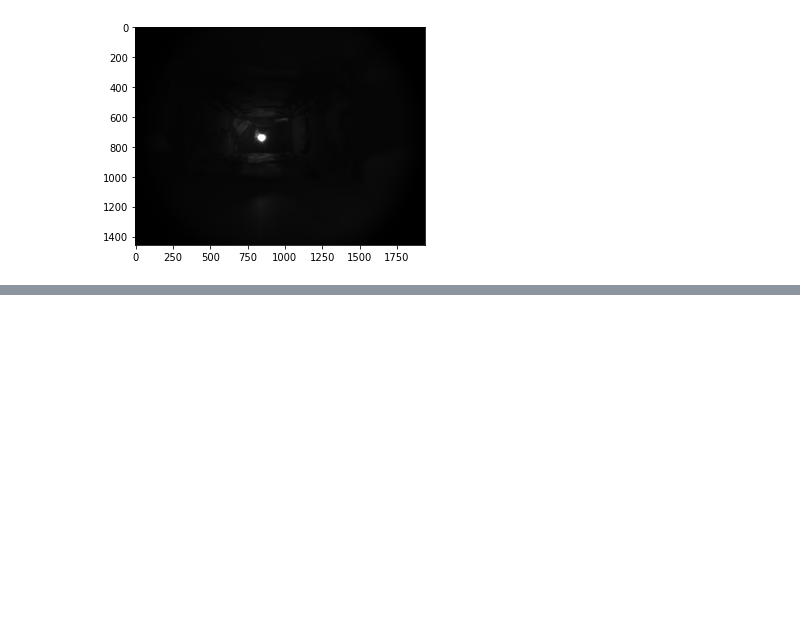
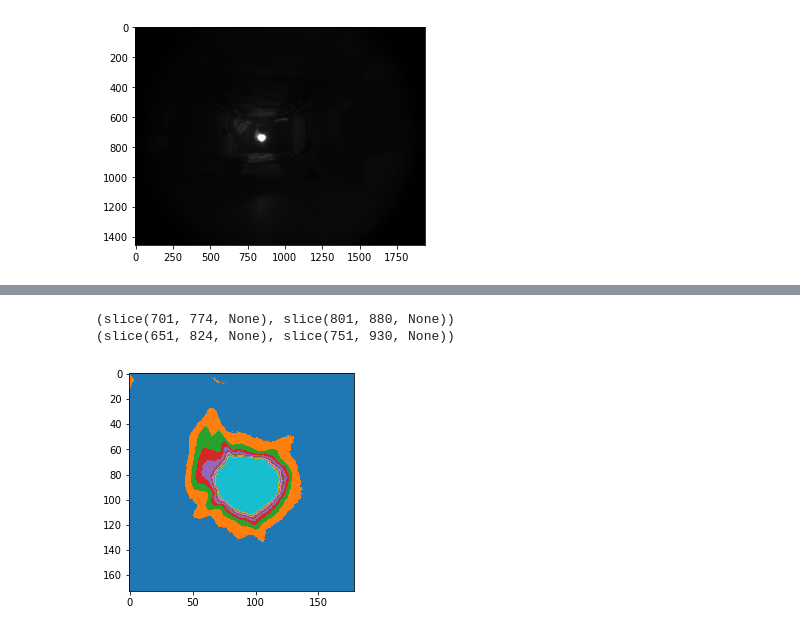
Before and after one commit to claryguru/BA_epics_camera, a Jupyter notebook: Jupiter/Datenanalyse.ipynb, the cells around one changed output, grey strips where cells are left out. Cells and saved outputs as stored; diff of their text form; code cells hidden in the pictures; blank space fills up the shorter version.

```diff
--- a/Jupiter/Datenanalyse.ipynb
+++ b/Jupiter/Datenanalyse.ipynb
@@ -358,0 +354,18 @@ Index: 5
+# %%
+####Fit-Gauß Analyse für diesen Bereich
+
+#slice grIm nicely so wie durch labeln berechnet
+our_part = im_parts[1]
+print(our_part)
+new_slice = (slice(our_part[0].start - 50, our_part[0].stop + 50, None),
+             slice(our_part[1].start - 50, our_part[1].stop + 50, None))
+print(new_slice)
+
+plt.imshow(grIm[new_slice],cmap='tab10')
+plt.show()
+
+#später noch überlegen was mit parts am Rand ist!
+# %% [output]
+(slice(701, 774, None), slice(801, 880, None))
+(slice(651, 824, None), slice(751, 930, None))
+[figure, added]
```
Also changed, not shown: parts of 8 cells of this notebook.
